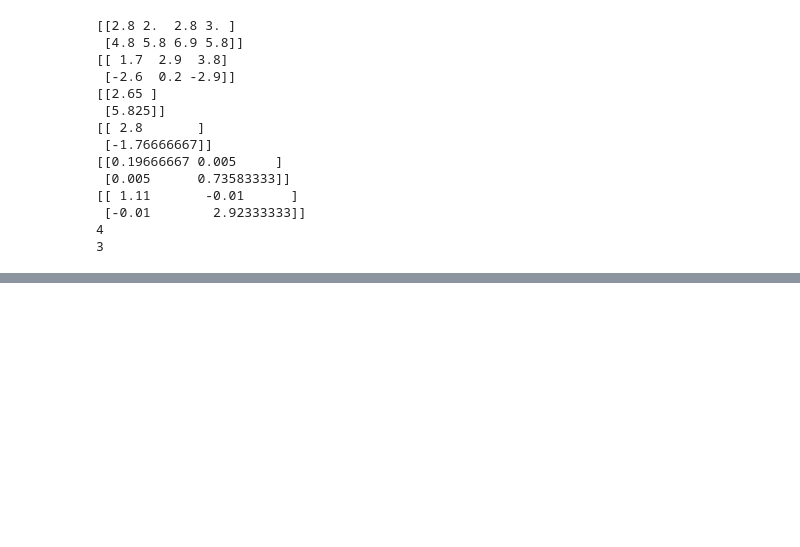
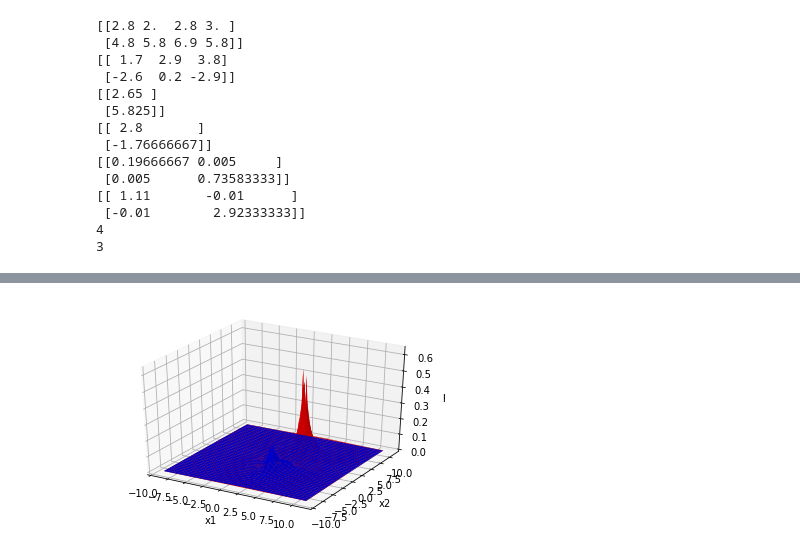
Before and after one commit to vgaupset/ele520-assignment3, a Jupyter notebook: labsol3.ipynb, the cells around one changed output, grey strips where cells are left out. Cells and saved outputs as stored; diff of their text form; code cells hidden in the pictures; blank space fills up the shorter version.

```diff
--- a/labsol3.ipynb
+++ b/labsol3.ipynb
@@ -152,0 +145,5 @@ SyntaxError: incomplete input (416649558.py, line 51)
+# %%
+# f)
+labsol3(X,met="KN",k=1)
+# %% [output]
+[figure, added]
```
Also changed, not shown: parts of 5 cells of this notebook, 1 other file.
